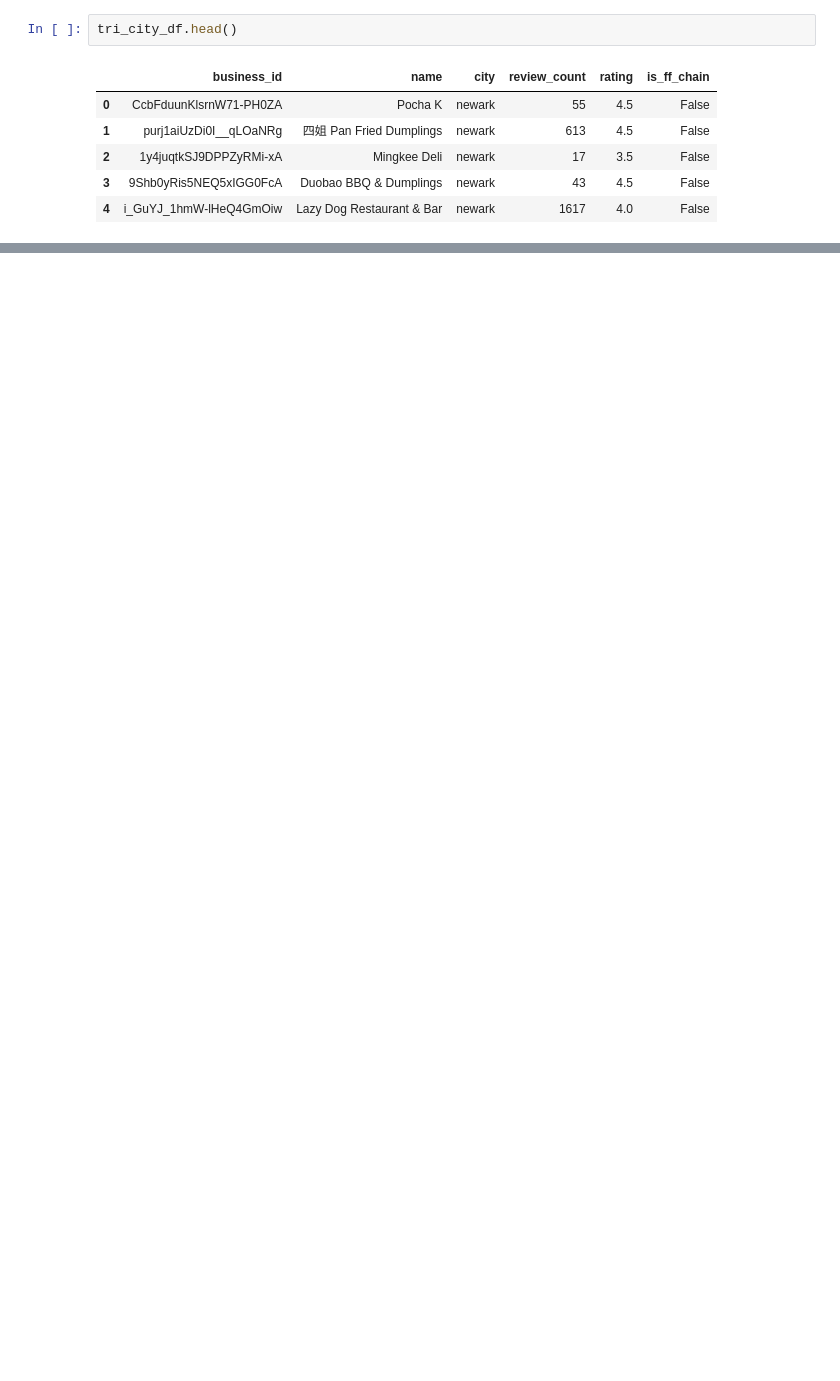
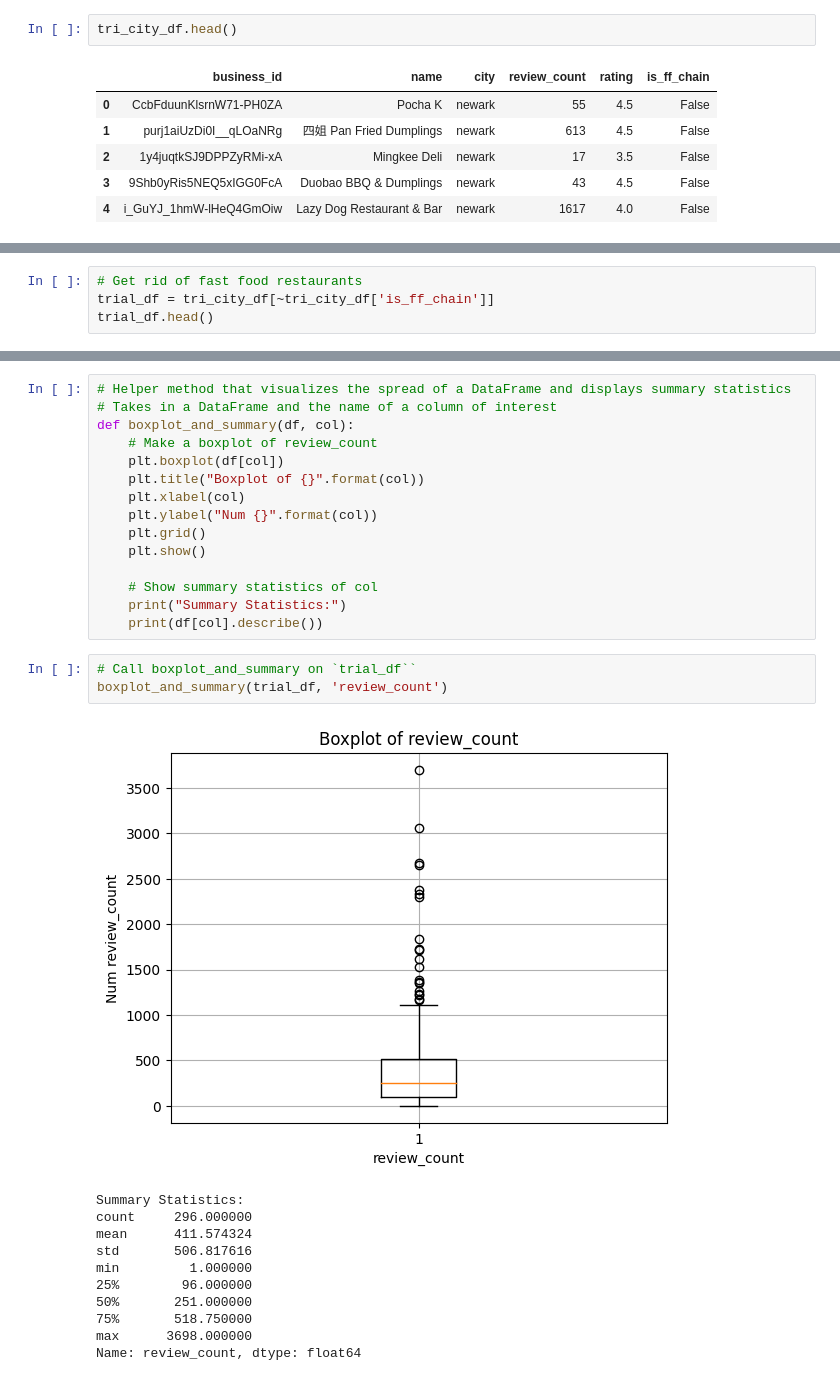
Before and after one commit to dnhuang/sf-tri-city-restaurants, a Jupyter notebook: analysis.ipynb, the cells around one changed output, grey strips where cells are left out. Cells and saved outputs as stored; diff of their text form; blank space fills up the shorter version.

Commit message:
Finish Curated Trial List

```diff
--- a/analysis.ipynb
+++ b/analysis.ipynb
@@ -316,0 +320,4 @@ tri_city_df.head()
+# %%
+# Get rid of fast food restaurants
+trial_df = tri_city_df[~tri_city_df['is_ff_chain']]
+trial_df.head()
@@ -316,0 +353,30 @@ tri_city_df.head()
+# %%
+# Helper method that visualizes the spread of a DataFrame and displays summary statistics
+# Takes in a DataFrame and the name of a column of interest
+def boxplot_and_summary(df, col):
+    # Make a boxplot of review_count
+    plt.boxplot(df[col])
+    plt.title("Boxplot of {}".format(col))
+    plt.xlabel(col)
+    plt.ylabel("Num {}".format(col))
+    plt.grid()
+    plt.show()
+
+    # Show summary statistics of col
+    print("Summary Statistics:")
+    print(df[col].describe())
+# %%
+# Call boxplot_and_summary on `trial_df``
+boxplot_and_summary(trial_df, 'review_count')
+# %% [output]
+[figure, added]
+Summary Statistics:
+count     296.000000
+mean      411.574324
+std       506.817616
+min         1.000000
+25%        96.000000
+50%       251.000000
+75%       518.750000
+max      3698.000000
+Name: review_count, dtype: float64
```
Also changed, not shown: parts of 27 cells of this notebook.
